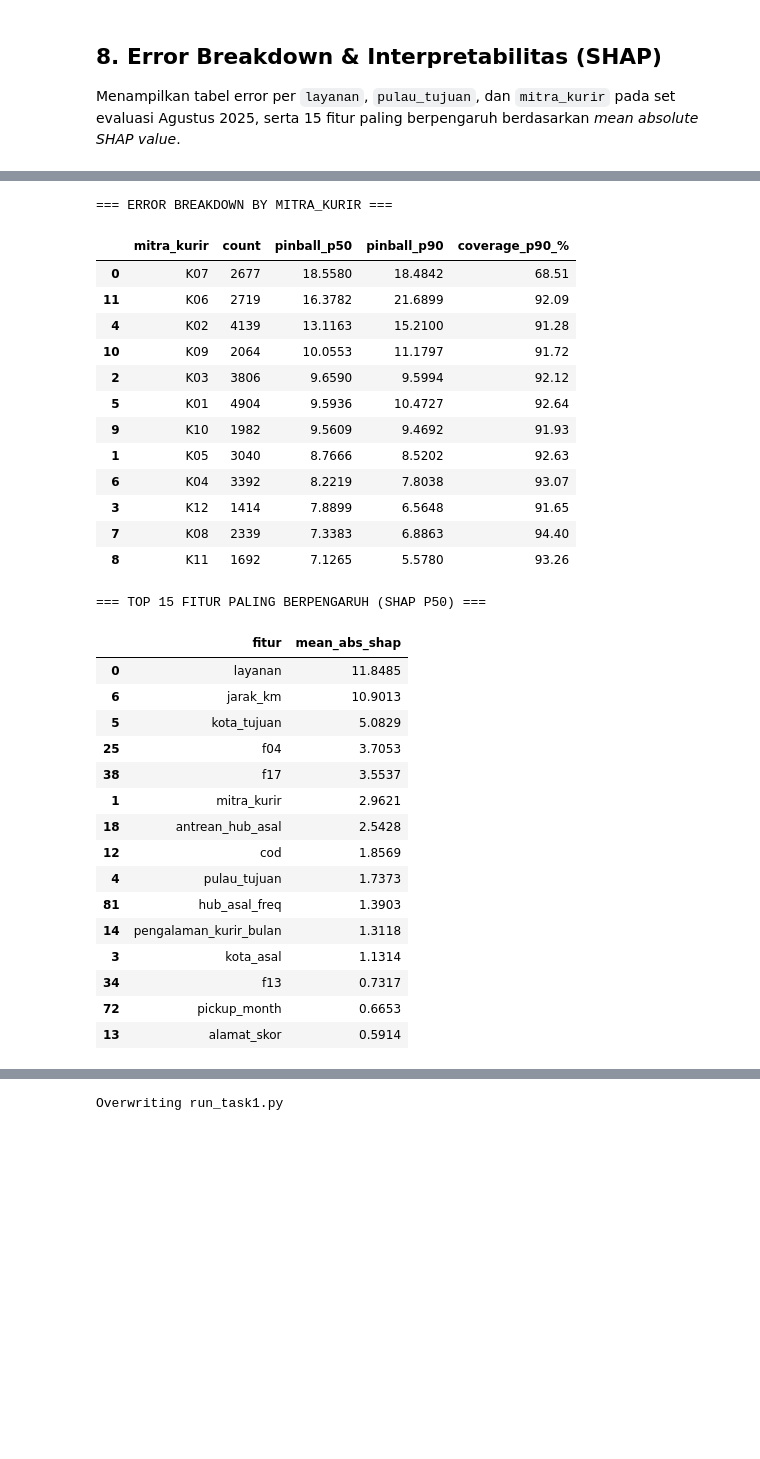
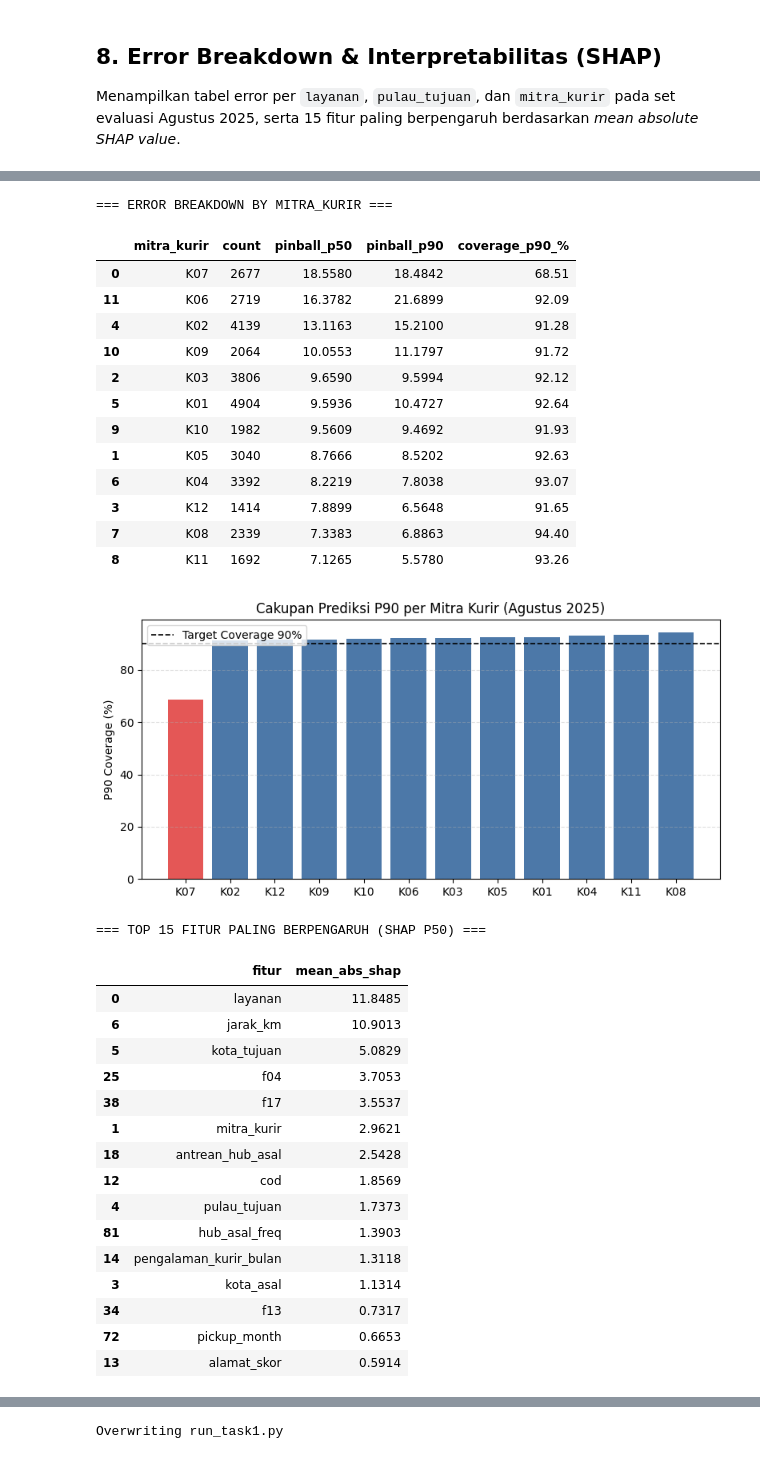
Before and after one commit to dwikidias/UTS-Machine-Learning-kelompok-14, a Jupyter notebook: DwikiDiastoro_regresi.ipynb, the cells around one changed output, grey strips where cells are left out. Saved outputs shown, nothing was run; the diff lists cells and outputs as text; code cells hidden in the pictures; blank space fills up the shorter version.

```diff
--- a/DwikiDiastoro_regresi.ipynb
+++ b/DwikiDiastoro_regresi.ipynb
@@ -534,39 +583,53 @@ mean_abs_shap = pd.DataFrame({
     'mean_abs_shap': np.round(np.abs(shap_values).mean(axis=0), 4)
 }).sort_values('mean_abs_shap', ascending=False).head(15)
 
+# Visualisasi Coverage P90 per Mitra Kurir (menyorot K07)
+kurir_df = breakdown_metrics(eval_res, 'mitra_kurir').sort_values('coverage_p90_%')
+fig, ax = plt.subplots(figsize=(8, 4))
+colors = ['#E45756' if v < 85 else '#4C78A8' for v in kurir_df['coverage_p90_%']]
+ax.bar(kurir_df['mitra_kurir'].astype(str), kurir_df['coverage_p90_%'], color=colors)
+ax.axhline(90, color='black', linestyle='--', linewidth=1.2, label='Target Coverage 90%')
+ax.set_ylabel('P90 Coverage (%)')
+ax.set_title('Cakupan Prediksi P90 per Mitra Kurir (Agustus 2025)')
+ax.legend()
+ax.grid(axis='y', linestyle='--', alpha=0.4)
+plt.tight_layout()
+plt.show()
+
 print("=== TOP 15 FITUR PALING BERPENGARUH (SHAP P50) ===")
 display(mean_abs_shap)
 shap.summary_plot(shap_values, shap_sample, max_display=15, show=True)
 # %% [output]
 === ERROR BREAKDOWN BY LAYANAN ===
 |  | layanan | count | pinball_p50 | pinball_p90 | coverage_p90_% |
 | 3 | hemat | 11349 | 14.1634 | 14.8984 | 90.22 |
 | 2 | kargo | 3414 | 11.3363 | 11.1175 | 89.31 |
 | 1 | reguler | 14335 | 9.6947 | 10.6750 | 90.73 |
 | 0 | ekspres | 5070 | 5.6241 | 5.5785 | 91.54 |
 === ERROR BREAKDOWN BY PULAU_TUJUAN ===
 |  | pulau_tujuan | count | pinball_p50 | pinball_p90 | coverage_p90_% |
 | 1 | Sulawesi | 2181 | 26.5796 | 34.6598 | 89.09 |
 | 4 | Kalimantan | 1981 | 23.9946 | 29.6664 | 88.34 |
 | 5 | Maluku | 679 | 23.4727 | 25.8235 | 92.05 |
 | 6 | Papua | 603 | 21.1856 | 11.6408 | 88.56 |
 | 3 | Bali-Nusa Tenggara | 1257 | 12.2903 | 12.4192 | 90.77 |
 | 2 | Sumatera | 4550 | 10.9091 | 10.8204 | 90.29 |
 | 0 | Jawa | 22917 | 7.3146 | 7.1819 | 90.91 |
 === ERROR BREAKDOWN BY MITRA_KURIR ===
 |  | mitra_kurir | count | pinball_p50 | pinball_p90 | coverage_p90_% |
 | 0 | K07 | 2677 | 18.5580 | 18.4842 | 68.51 |
 | 11 | K06 | 2719 | 16.3782 | 21.6899 | 92.09 |
 | 4 | K02 | 4139 | 13.1163 | 15.2100 | 91.28 |
 | 10 | K09 | 2064 | 10.0553 | 11.1797 | 91.72 |
 | 2 | K03 | 3806 | 9.6590 | 9.5994 | 92.12 |
 | 5 | K01 | 4904 | 9.5936 | 10.4727 | 92.64 |
 | 9 | K10 | 1982 | 9.5609 | 9.4692 | 91.93 |
 | 1 | K05 | 3040 | 8.7666 | 8.5202 | 92.63 |
 | 6 | K04 | 3392 | 8.2219 | 7.8038 | 93.07 |
 | 3 | K12 | 1414 | 7.8899 | 6.5648 | 91.65 |
 | 7 | K08 | 2339 | 7.3383 | 6.8863 | 94.40 |
 | 8 | K11 | 1692 | 7.1265 | 5.5780 | 93.26 |
+[figure, new version]
 === TOP 15 FITUR PALING BERPENGARUH (SHAP P50) ===
 |  | fitur | mean_abs_shap |
 | 0 | layanan | 11.8485 |
```
Also changed, not shown: parts of 13 cells of this notebook.
